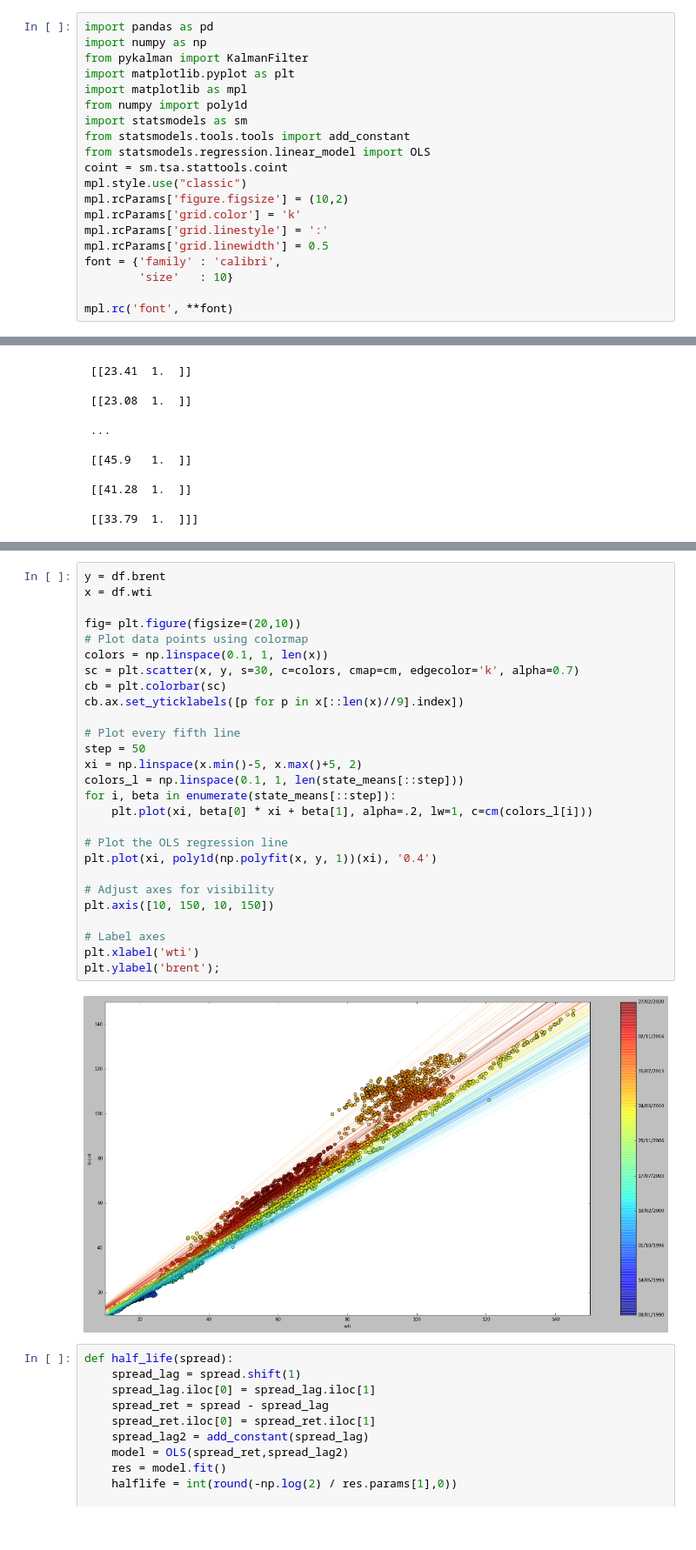
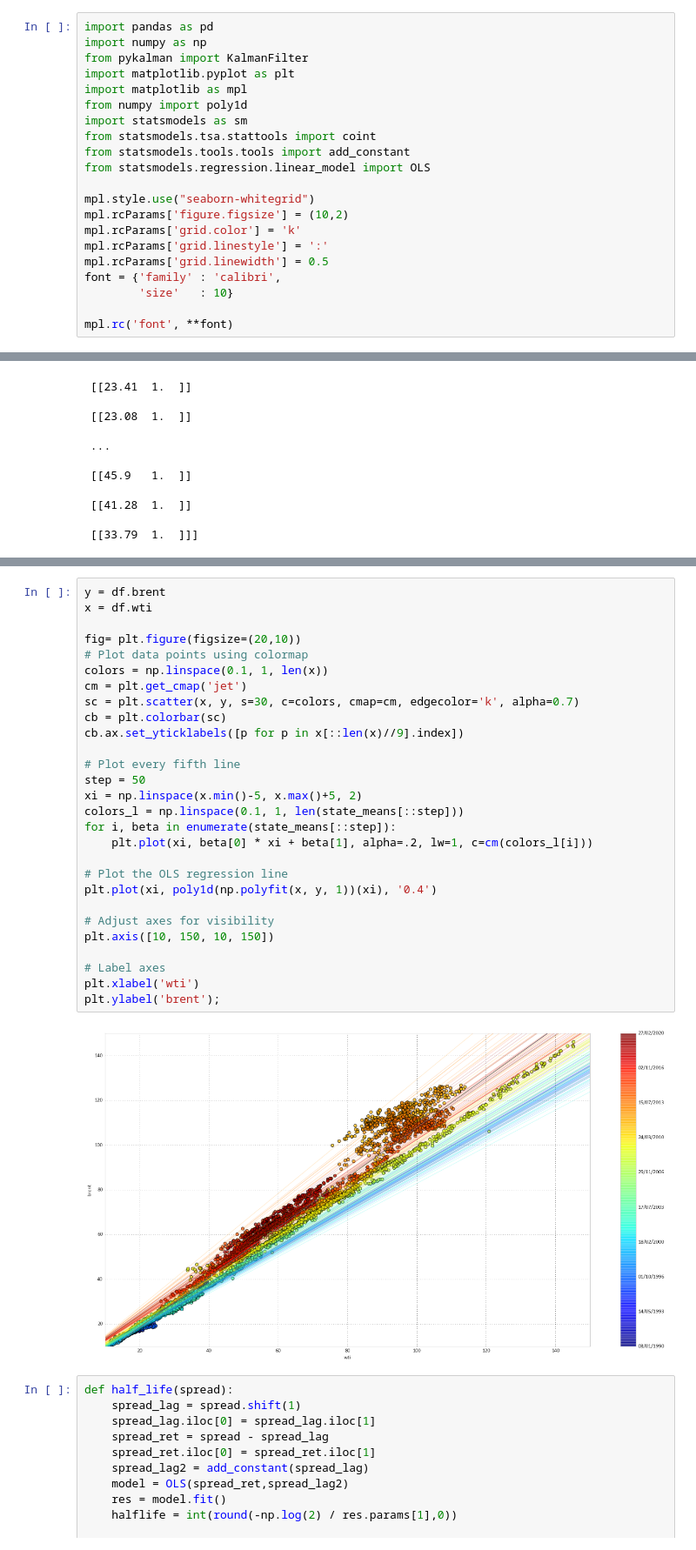
Before and after one commit to queiyanglim/trading_algorithm, a Jupyter notebook: oil_trading/brent_wti_kalman_spread/brent_wti_kalman.ipynb, the cells around one changed output, grey strips where cells are left out. Shown at 87% size. Saved outputs shown, nothing was run; the diff lists cells and outputs as text.

```diff
--- a/oil_trading/brent_wti_kalman_spread/brent_wti_kalman.ipynb
+++ b/oil_trading/brent_wti_kalman_spread/brent_wti_kalman.ipynb
@@ -6,10 +6,11 @@ import matplotlib.pyplot as plt
 import matplotlib as mpl
 from numpy import poly1d
 import statsmodels as sm
+from statsmodels.tsa.stattools import coint
 from statsmodels.tools.tools import add_constant
 from statsmodels.regression.linear_model import OLS
-coint = sm.tsa.stattools.coint
-mpl.style.use("classic")
+
+mpl.style.use("seaborn-whitegrid")
 mpl.rcParams['figure.figsize'] = (10,2)
 mpl.rcParams['grid.color'] = 'k'
 mpl.rcParams['grid.linestyle'] = ':'
@@ -140,32 +154,33 @@ plt.show()
 # %%
 y = df.brent
 x = df.wti
 
 fig= plt.figure(figsize=(20,10))
 # Plot data points using colormap
 colors = np.linspace(0.1, 1, len(x))
+cm = plt.get_cmap('jet')
 sc = plt.scatter(x, y, s=30, c=colors, cmap=cm, edgecolor='k', alpha=0.7)
 cb = plt.colorbar(sc)
 cb.ax.set_yticklabels([p for p in x[::len(x)//9].index])
 
 # Plot every fifth line
 step = 50
 xi = np.linspace(x.min()-5, x.max()+5, 2)
 colors_l = np.linspace(0.1, 1, len(state_means[::step]))
 for i, beta in enumerate(state_means[::step]):
     plt.plot(xi, beta[0] * xi + beta[1], alpha=.2, lw=1, c=cm(colors_l[i]))
 
 # Plot the OLS regression line
 plt.plot(xi, poly1d(np.polyfit(x, y, 1))(xi), '0.4')
 
 # Adjust axes for visibility
 plt.axis([10, 150, 10, 150])
 
 # Label axes
 plt.xlabel('wti')
 plt.ylabel('brent');
 # %% [output]
-[figure, old version]
+[figure, new version]
 # %%
 def half_life(spread):
     spread_lag = spread.shift(1)
```
Also changed, not shown: parts of 9 cells of this notebook.
